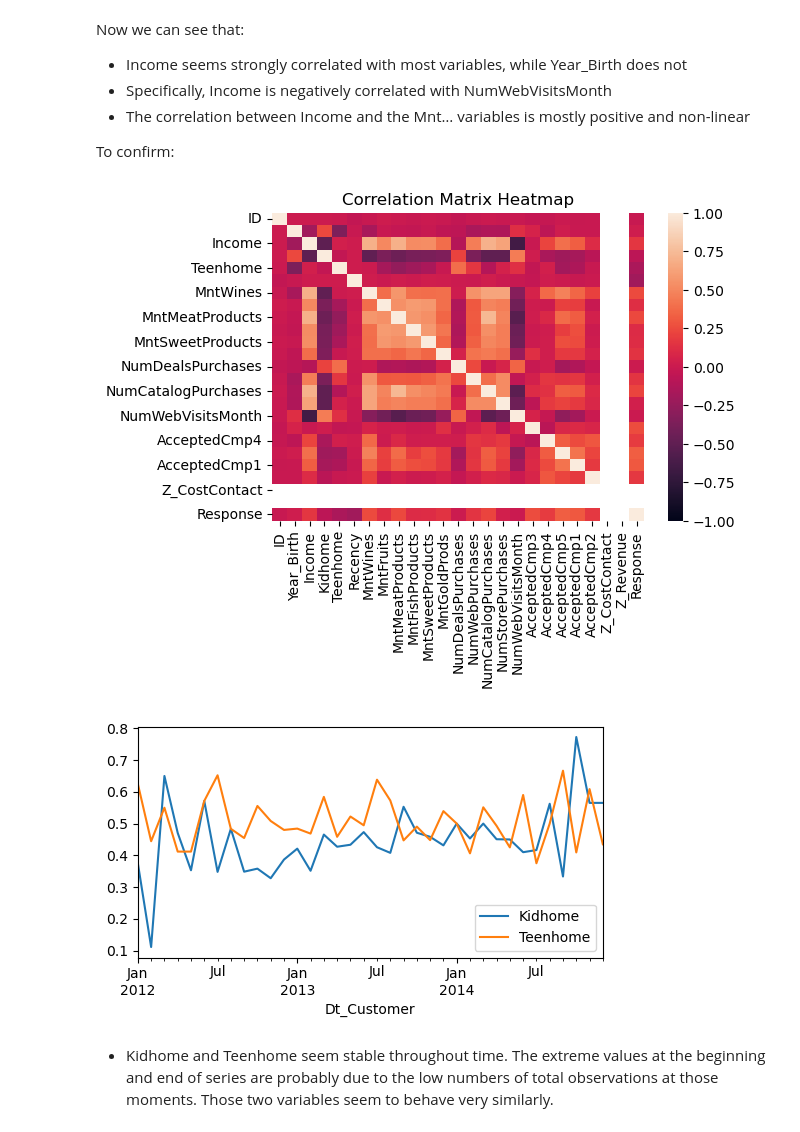
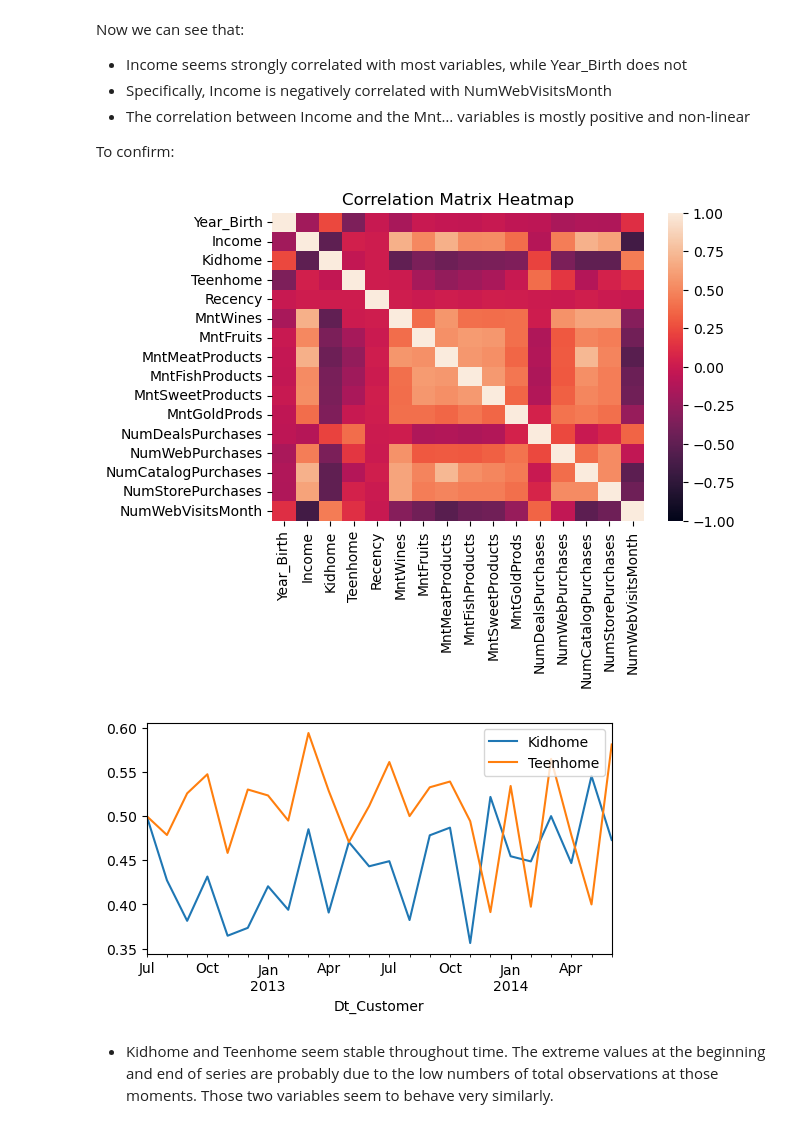
Before and after one commit to Kiran0R0Patil/exploratory-data-analysis-1, a Jupyter notebook: marketing_campaign_analysis.ipynb, the cells around one changed output. Cells and saved outputs as stored; diff of their text form; code cells hidden in the pictures.

```diff
--- a/marketing_campaign_analysis.ipynb
+++ b/marketing_campaign_analysis.ipynb
@@ -132,7 +132,7 @@ data.describe()
 8 rows × 26 columns
 # %%
 # change datatype of Dt_Customer
-data.Dt_Customer = pd.to_datetime(data.Dt_Customer)
+data['Dt_Customer'] = pd.to_datetime(data['Dt_Customer'], format='%d-%m-%Y')
 # %%
 # Duplicates
 data.duplicated(subset=['ID']).sum()
@@ -558,20 +558,20 @@ Now we can see that:
 
 To confirm:
 # %%
-corr_matrix = data.corr()
+corr_matrix = data[num_vars].corr()
 
 # Set up the matplotlib figure
 plt.figure(figsize=(6, 4))
 
 # Create a heatmap with the mask applied
 sns.heatmap(corr_matrix, annot=False, vmin=-1,vmax=1)
 
 plt.title('Correlation Matrix Heatmap')
 plt.show()
 
 #plt.savefig('./images/EDA/2_2corMatHeatmap.png', format='png')
 # %% [output]
-[figure, old version]
+[figure, new version]
 # %%
 # Number of Kids and Teens over Time
 data_home = data[['Kidhome', 'Teenhome', 'Dt_Customer']]
@@ -583,7 +583,7 @@ plt.show()
 #to download the plot
 #plt.savefig('./images/EDA/2_3kidsAndTeen-time.png', format='png')
 # %% [output]
-[figure, old version]
+[figure, new version]
 # %% [markdown]
 - Kidhome and Teenhome seem stable throughout time. The extreme values at the beginning and end of series are probably due to the low numbers of total observations at those moments. Those two variables seem to behave very similarly.
 # %%
```
Also changed, not shown: parts of 27 cells of this notebook.
